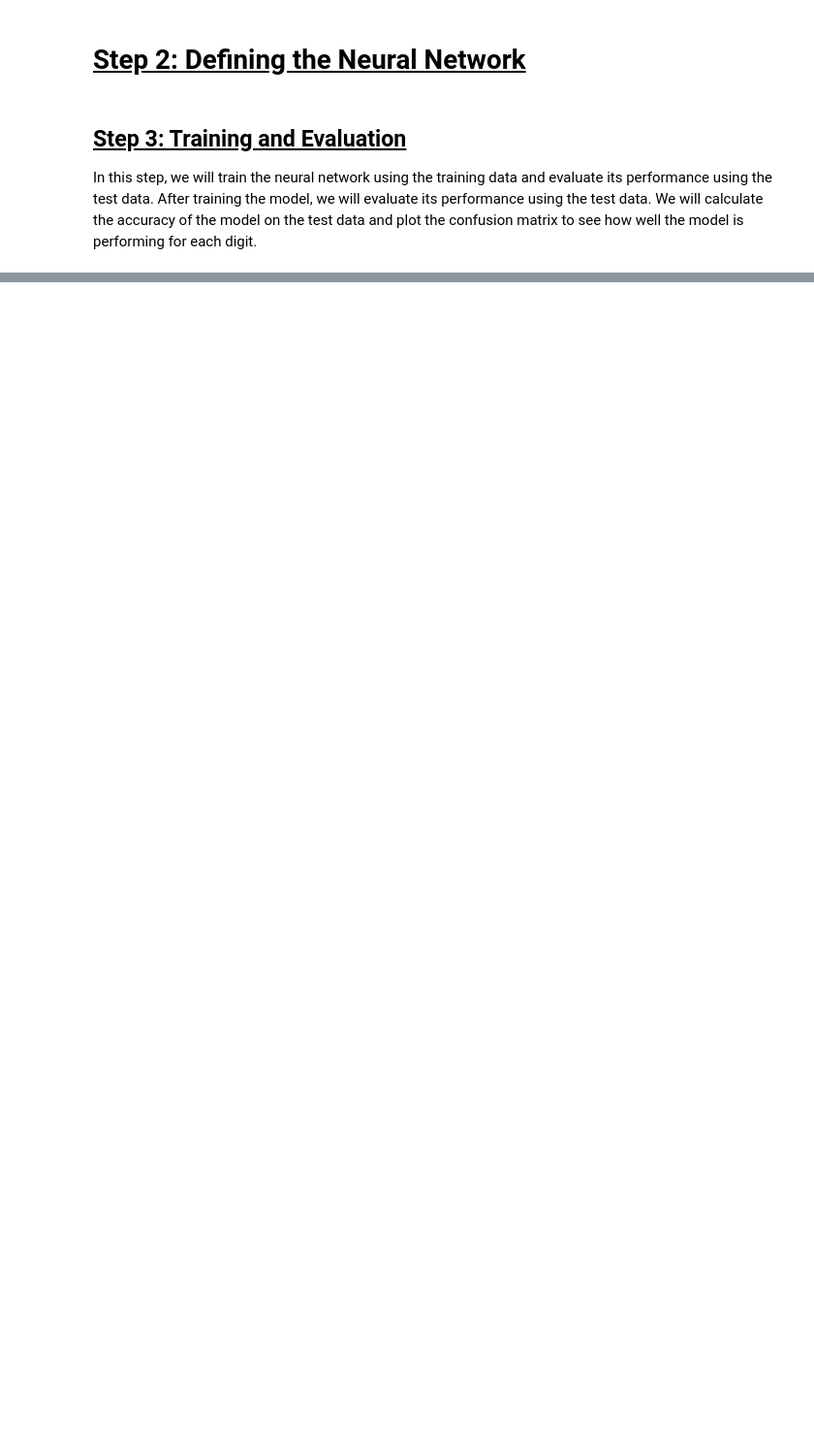
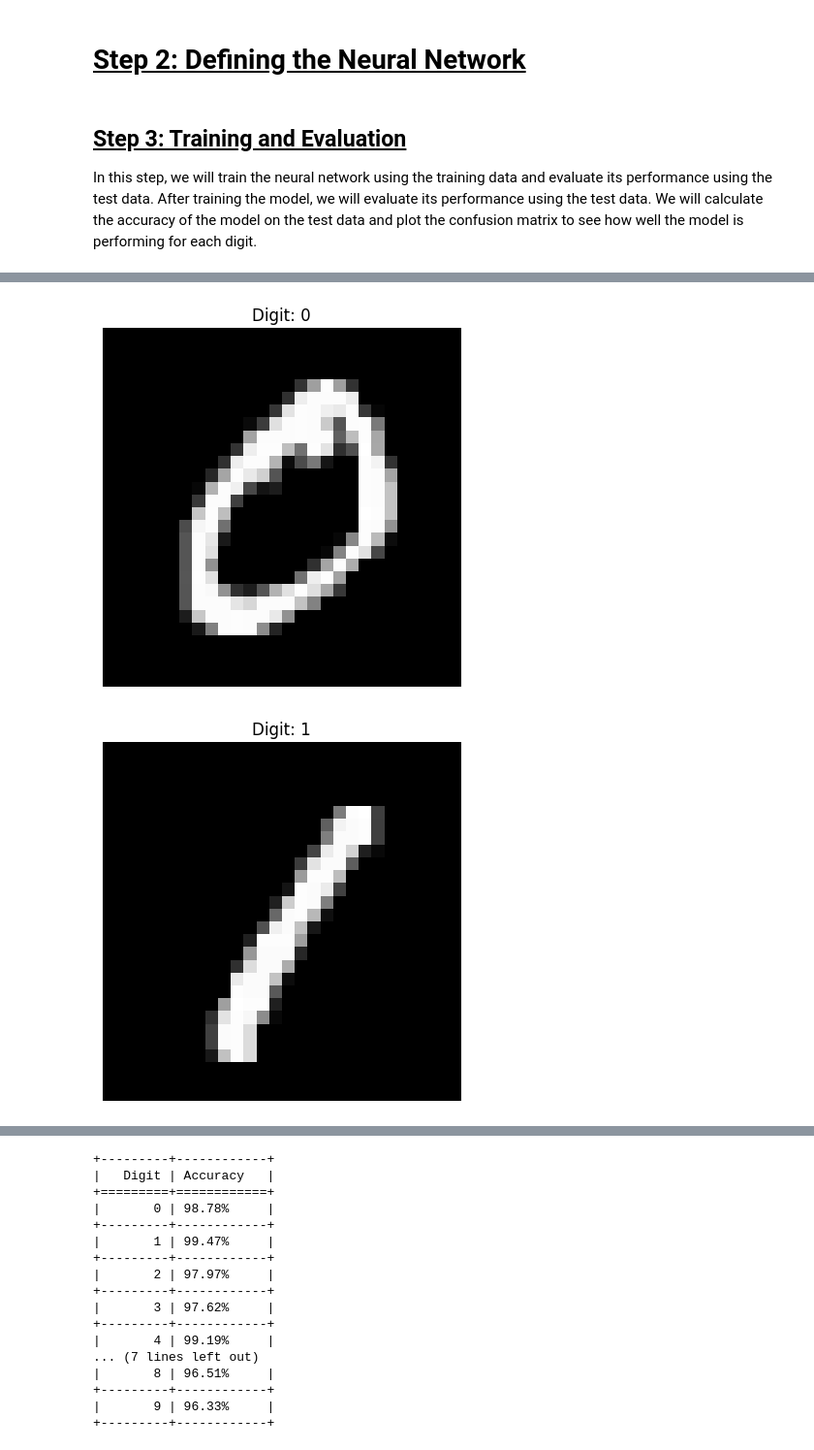
Before and after one commit to Mansafreo/AI-assignment, a Jupyter notebook: MyNoteBook.ipynb, the cells around one changed output, grey strips where cells are left out. Shown at 97% size. Saved outputs shown, nothing was run; the diff lists cells and outputs as text; code cells hidden in the pictures; blank space fills up the shorter version.

```diff
--- a/MyNoteBook.ipynb
+++ b/MyNoteBook.ipynb
@@ -204,0 +342,50 @@ Now that our neural network has a relatively high accuracy of ~ 97%, we need to
+# %%
+from tabulate import tabulate
+
+# 1. Function to find a sample image for each unique digit
+def get_sample_images(images, labels):
+    samples = {}
+    for i in range(10):  # Digits 0-9
+        indices = np.where(labels == i)[0]  # Find all occurrences of each digit
+        if len(indices) > 0:
+            samples[i] = images[indices[0]]  # Use the first occurrence
+    return samples
+
+# 2. Function to calculate accuracy for each digit
+def calculate_digit_accuracy(predictions, true_labels):
+    accuracies = {}
+    for i in range(10):  # Digits 0-9
+        indices = np.where(true_labels == i)[0]
+        if len(indices) > 0:
+            digit_predictions = predictions[indices]
+            digit_true_labels = true_labels[indices]
+            accuracy = np.mean(digit_predictions == digit_true_labels)
+            accuracies[i] = accuracy
+    return accuracies
+
+# 3. Function to display results
+def display_results(samples, accuracies):
+    # Display sample images and accuracies
+    table = []
+    for digit, image in samples.items():
+        plt.figure()
+        plt.imshow(image, cmap="gray")
+        plt.title(f"Digit: {digit}")
+        plt.axis("off")
+        plt.show()
+
+        table.append([digit, f"{accuracies[digit] * 100:.2f}%"])
+
+    # Print results in a table
+    print(tabulate(table, headers=["Digit", "Accuracy"], tablefmt="grid"))
+
+# Load dataset and model predictions
+# Assuming `images`, `labels`, `predicted_labels` are loaded and defined
+samples = get_sample_images(images, labels)
+accuracies = calculate_digit_accuracy(predicted_labels, true_labels)
+
+# Display results
+display_results(samples, accuracies)
+# %% [output]
+[figure, added]
+[figure, added]
@@ -204,0 +400,17 @@ Now that our neural network has a relatively high accuracy of ~ 97%, we need to
++---------+------------+
+|   Digit | Accuracy   |
++=========+============+
+|       0 | 98.78%     |
++---------+------------+
+|       1 | 99.47%     |
++---------+------------+
+|       2 | 97.97%     |
++---------+------------+
+|       3 | 97.62%     |
++---------+------------+
+|       4 | 99.19%     |
+... (7 lines left out)
+|       8 | 96.51%     |
++---------+------------+
+|       9 | 96.33%     |
++---------+------------+
```
Also changed, not shown: parts of 8 cells of this notebook.
